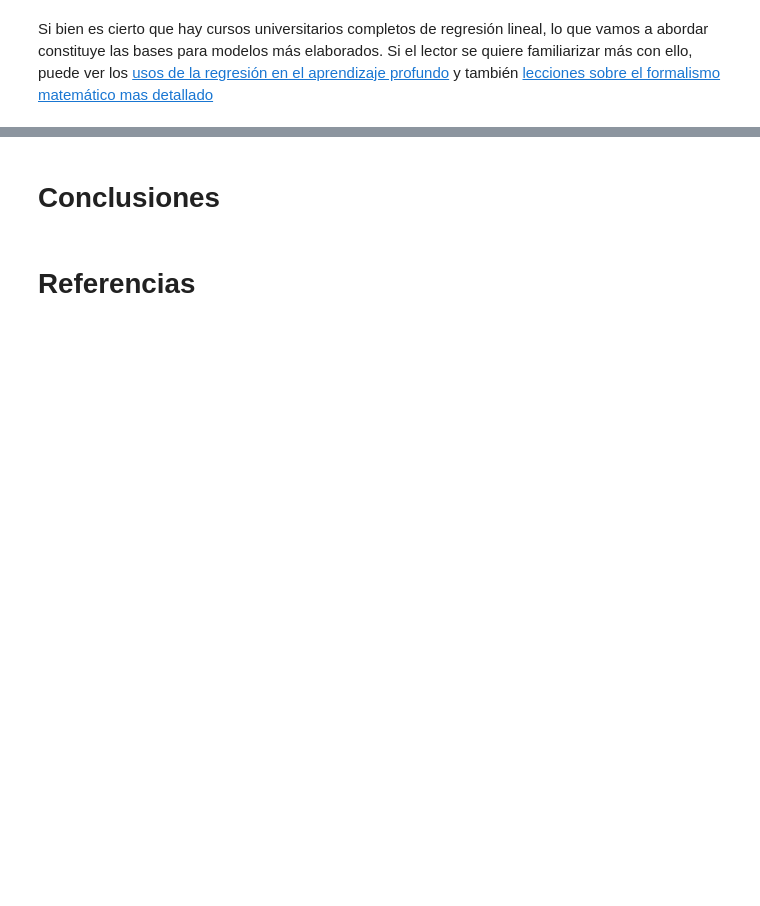
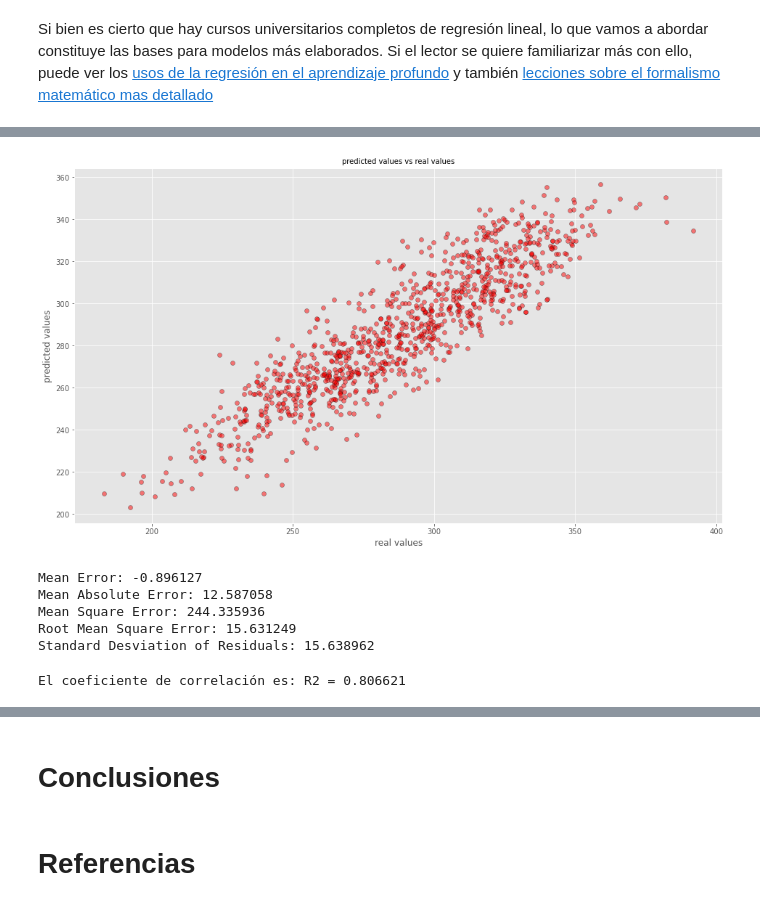
Before and after one commit to daagonzalezgu/Curso-Big-Data-2021-I, a Jupyter notebook: EnsayoJupyter/Ensayo.ipynb, the cells around one changed output, grey strips where cells are left out. Cells and saved outputs as stored; diff of their text form; code cells hidden in the pictures; blank space fills up the shorter version.

```diff
--- a/EnsayoJupyter/Ensayo.ipynb
+++ b/EnsayoJupyter/Ensayo.ipynb
@@ -21,0 +230,55 @@ Si bien es cierto que hay cursos universitarios completos de regresión lineal,
+# %%
+predictions = mylinreg.predict(data_test_X)
+# %%
+plt.scatter(data_test_y, predictions, c='r', edgecolors=(0, 0, 0), alpha=0.5)
+plt.title('predicted values vs real values', fontsize=10)
+plt.xlabel('real values')
+plt.ylabel('predicted values')
+plt.show()
+# %% [output]
+[figure, added]
+# %%
+#Metricas
+#Mean Error - Desviación media
+ME = sum(y_pred - y_test for y_pred, y_test in zip(predictions,data_test_y)) / len(predictions)
+#Mean Absolute Error (error absoluto medio)
+MAE = sum(abs(y_pred - y_test) for y_pred, y_test in zip(predictions,data_test_y)) / len(predictions)
+#Mean Square Error (error cuadrático medio)
+MSE = sum((y_pred - y_test)**2 for y_pred, y_test in zip(predictions, data_test_y)) / len(predictions)
+#Root Mean Square Error - error de la raíz cuadrada de la media RMSE
+RMSE = MSE ** 0.5
+#Standard Deviation of Residuals . Desviación típica de los residuos
+SDR = (1 / (len(data_test_y) - 1) * sum((y_test - y_pred) ** 2
+        for y_pred, y_test in zip(predictions, data_test_y))) ** 0.5
+
+print ('Mean Error: %f' %ME)
+print ('Mean Absolute Error: %f' %MAE)
+print ('Mean Square Error: %f' %MSE)
+print ('Root Mean Square Error: %f' %RMSE)
+print ('Standard Desviation of Residuals: %f' %SDR)
+# %% [output]
+Mean Error: -0.896127
+Mean Absolute Error: 12.587058
+Mean Square Error: 244.335936
+Root Mean Square Error: 15.631249
+Standard Desviation of Residuals: 15.638962
+# %%
+data_test_mean = sum(ele
+    for ele in data_test_y) / len(data_test_y)
+predictions_mean = sum(ele
+    for ele in predictions) / len(predictions)
+
+data_test_std = (1 / (len(data_test_y) - 1) * sum((ele - data_test_mean) ** 2
+    for ele in data_test_y)) ** 0.5
+predictions_std = (1 / (len(predictions) - 1) * sum((ele - predictions_mean) ** 2
+    for ele in predictions)) ** 0.5
+cov = sum([i * j
+    for (i, j) in zip([ele - data_test_mean
+        for ele in data_test_y],
+                      [ele - predictions_mean
+        for ele in predictions])
+]) / (len(predictions))
+
+print('El coeficiente de correlación es: R2 = %f' % (cov**2 / (data_test_std ** 2 * predictions_std ** 2)))
+# %% [output]
+El coeficiente de correlación es: R2 = 0.806621
```
Also changed, not shown: parts of 34 cells of this notebook.
